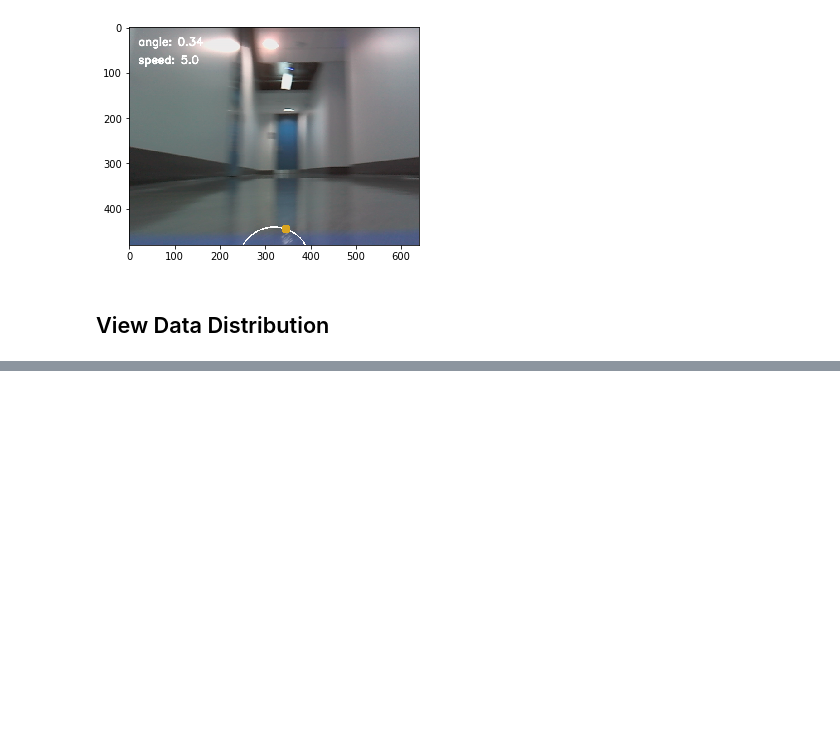
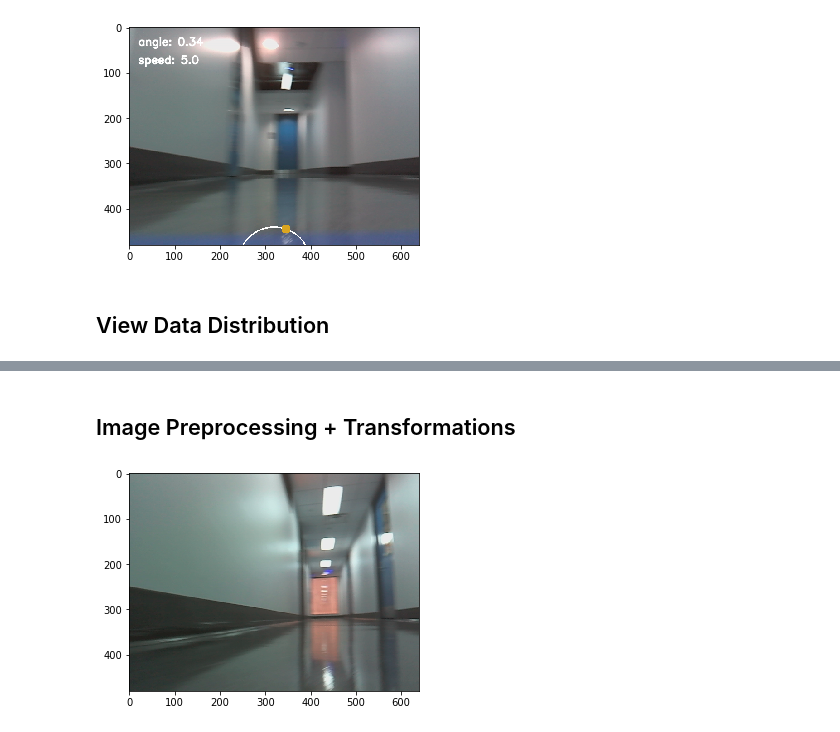
Before and after one commit to mlab-upenn/f110_Imitation-Learning, a Jupyter notebook: data_exploration.ipynb, the cells around one changed output, grey strips where cells are left out. Cells and saved outputs as stored; diff of their text form; code cells hidden in the pictures; blank space fills up the shorter version.

```diff
--- a/data_exploration.ipynb
+++ b/data_exploration.ipynb
@@ -136,0 +137,11 @@ plt.show()
+# %% [markdown]
+## Image Preprocessing + Transformations
+# %%
+#Choosing image
+idx = 1000
+img_name, angle = steer_df.iloc[idx, 0], steer_df.iloc[idx, 1]
+cv_img = cv2.imread(abs_path + '/' + img_name)
+plt.imshow(cv_img)
+plt.show()
+# %% [output]
+[figure, added]
```
Also changed, not shown: parts of 4 cells of this notebook, 3 other files.
